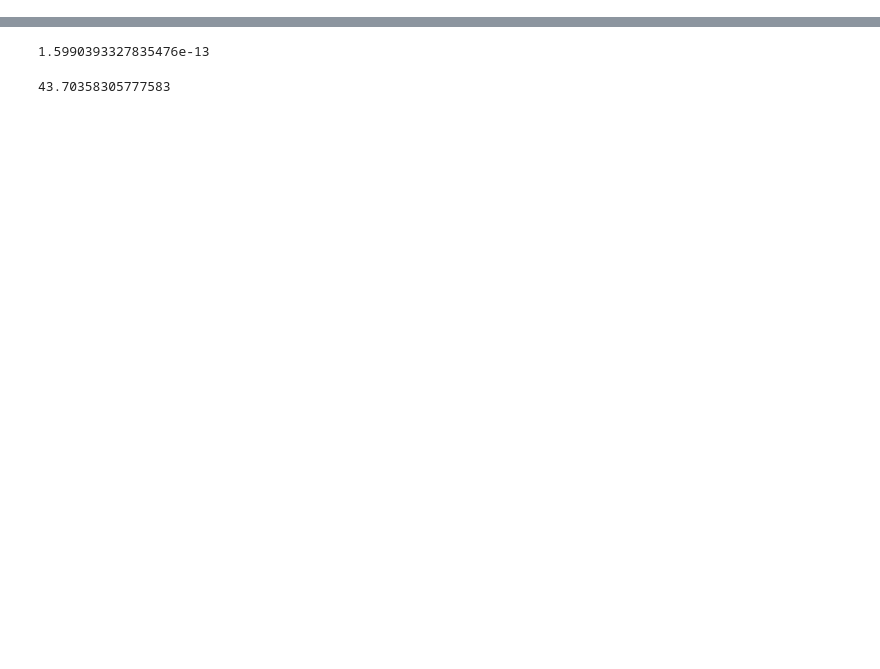
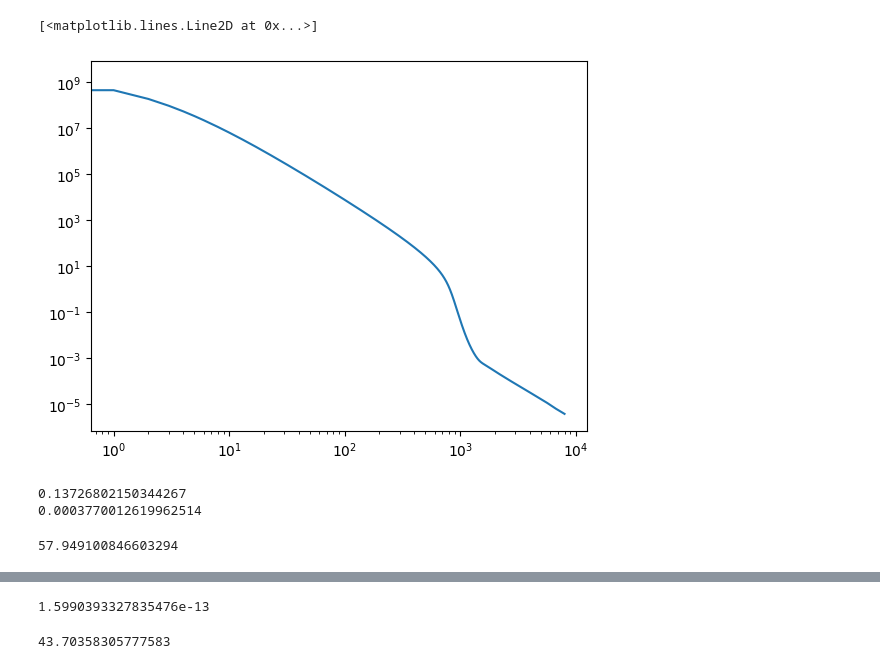
Before and after one commit to gaetanfacchinetti/HYREC-2, a Jupyter notebook: example.ipynb, the cells around one changed output, grey strips where cells are left out. Drawn from its saved outputs; the diff is of its cells as text; code cells hidden in the pictures; blank space fills up the shorter version.

```diff
--- a/example.ipynb
+++ b/example.ipynb
@@ -10,3 +10,36 @@ cosmo = pyhy.HyRecCosmoParams()
 inj  = pyhy.HyRecInjectionParams()
 
 z, xe, Tm = pyhy.call_run_hyrec(cosmo(), inj())
+# %%
+_MPC_TO_M_      = 3.08567758128e+22
+_MSUN_TO_KG_    = 2.0e+30
+_KG_TO_EV_      = 5.60958860380445e+35
+_KM_TO_MPC_     = 1.0/_MPC_TO_M_ * 1e+3
+_M_TO_MPC_     =  1.0/_MPC_TO_M_
+_MASS_HYDROGEN_ = 0.93878299831e+9 # in eV
+_MASS_PROTON_   = 0.938272e+9 # in eV
+_MASS_HELIUM_   = 3.728400e+9 # in eV
+_SIGMA_THOMSON_ = 6.6524616e-29 # in m^2
+_C_LIGHT_       = 299792458 # in m / s
+
+plt.loglog(1.0/(_SIGMA_THOMSON_ * xe * pyhy.n_baryons(cosmo)*(1+z)**3) * _M_TO_MPC_) # in Mpc
+
+#plt.loglog(pyhy.hubble_rate(z) /_M_TO_MPC_ / _C_LIGHT_)
+# %% [output]
+[<matplotlib.lines.Line2D at 0x...>]
+[figure, added]
+# %%
+kd = pyhy.compute_acoustic_damping_scale(cosmo)
+
+_MU_0_ = 4 * np.pi * 1e+19 / _KG_TO_EV_ # in m * nG^2 * s^2 / eV
+
+vA = 1./np.sqrt(pyhy.rho_gamma(cosmo) * _MU_0_ * _C_LIGHT_**2 * 4/3)
+
+print(kd)
+print(vA)
+
+kd/vA/(2*np.pi)
+# %% [output]
+0.13726802150344267
+0.0003770012619962514
+57.949100846603294
```
Also changed, not shown: parts of 6 cells of this notebook, 8 other files.
